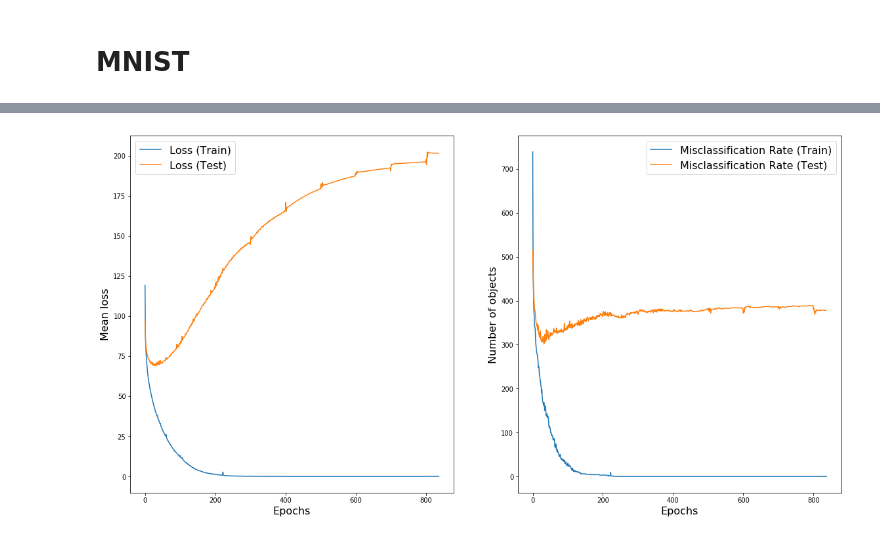
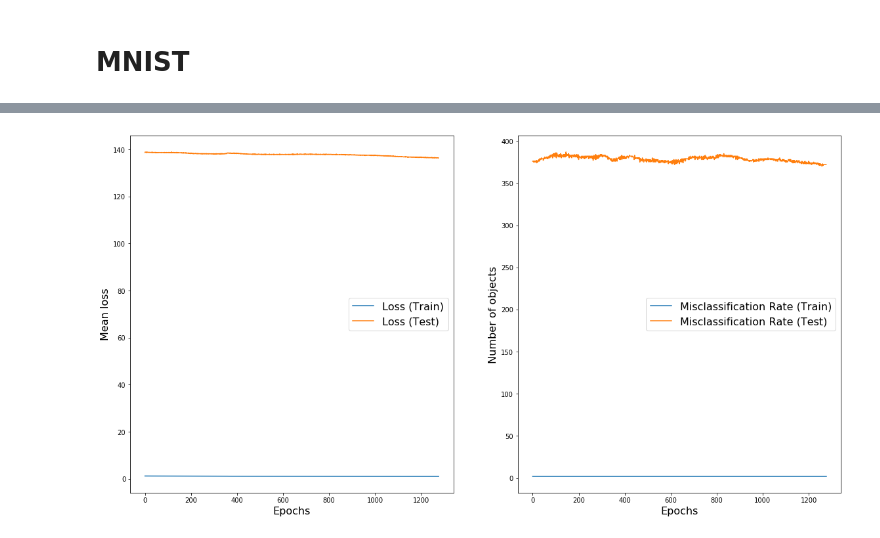
Before and after one commit to nakhodnov17/Samsung-Task, a Jupyter notebook: Adding_one_neuron/[Adding One Neuron]-Copy1.ipynb, the cells around one changed output, grey strips where cells are left out. Cells and saved outputs as stored; diff of their text form; code cells hidden in the pictures.

```diff
--- a/Adding_one_neuron/[Adding One Neuron]-Copy1.ipynb
+++ b/Adding_one_neuron/[Adding One Neuron]-Copy1.ipynb
@@ -329,11 +333,14 @@ def train_(network, loss_func,
     misscl_rate_train = []
     misscl_rate_test = []
     optimizer = None
+    scheduler = None
 
     try:
         for epoch in range(epochs):
-            if epoch % reinit_optim == 0:
+            if epoch == 0:
                 optimizer = torch.optim.Adam(network.parameters(), lr=learning_rate)
+                scheduler = torch.optim.lr_scheduler.StepLR(optimizer, reinit_optim)
+            scheduler.step()
 
             # train
             loss, misscl_rate, _ = train_strategy(network, loss_func, optimizer, dataloader_train, reg_lambda)
@@ -348,17 +355,19 @@ def train_(network, loss_func,
             sys.stdout.write('\rEpoch {0}... Empirical Loss/Misclassification Rate (Train): {1:.3f}/{2:.3f}\t Empirical Loss/Misclassification Rate (Test): {3:.3f}/{4:.3f}'.format(
                             epoch, losses_train[-1], misscl_rate_train[-1], losses_test[-1], misscl_rate_test[-1]))
 
-            if epoch_hook is not None:
+            if epoch_hook:
                 epoch_hook(network=network, loss_func=loss_func,
                            learning_rate=learning_rate, reinit_optim=reinit_optim,
                            train_strategy=train_strategy, test_strategy=test_strategy,
                            reg_lambda=reg_lambda,
                            epochs=epochs, epoch=epoch,
                            dataloader_train=dataloader_train, dataloader_test=dataloader_test,
-                           plot_graphs=plot_graphs, verbose=verbose
+                           plot_graphs=plot_graphs, verbose=verbose,
+                           losses_train=losses_train, misscl_rate_train=misscl_rate_train,
+                           losses_test=losses_test, misscl_rate_test=misscl_rate_test
                           )
 
-            if math.isnan(losses_train[-1]):
+            if losses_train[-1] > 10e6:
                 raise KeyboardInterrupt
     except KeyboardInterrupt:
         pass
@@ -907,10 +1011,11 @@ if use_cuda:
     net_CIF_fc_s = net_CIF_fc_s.cuda()
 # %%
 train_(network=net_CIF_fc_s, loss_func=loss_func,
-       learning_rate=0.0001, reinit_optim=100,
+       learning_rate=0.00001, reinit_optim=10000,
        train_strategy=train_strategy_STOCH, test_strategy=test_strategy_STOCH,
        reg_lambda=None,
        epochs=2000,
        dataloader_train=dataloader_CIF_train, dataloader_test=dataloader_CIF_test,
+       epoch_hook=convergence_analysys_hook()
        )
 # %% [output]
@@ -918,4 +1023,4 @@ Epoch 836... Empirical Loss/Misclassification Rate (Train): 0.000/0.000  Empiric
-[figure, old version]
+[figure, new version]
 # %%
 net_CIF_fc_s_e = Classifier_WITH_EXP_SMALL(32 * 32 * 3)
 if use_cuda:
```
Also changed, not shown: parts of 33 cells of this notebook, 5 other files.
